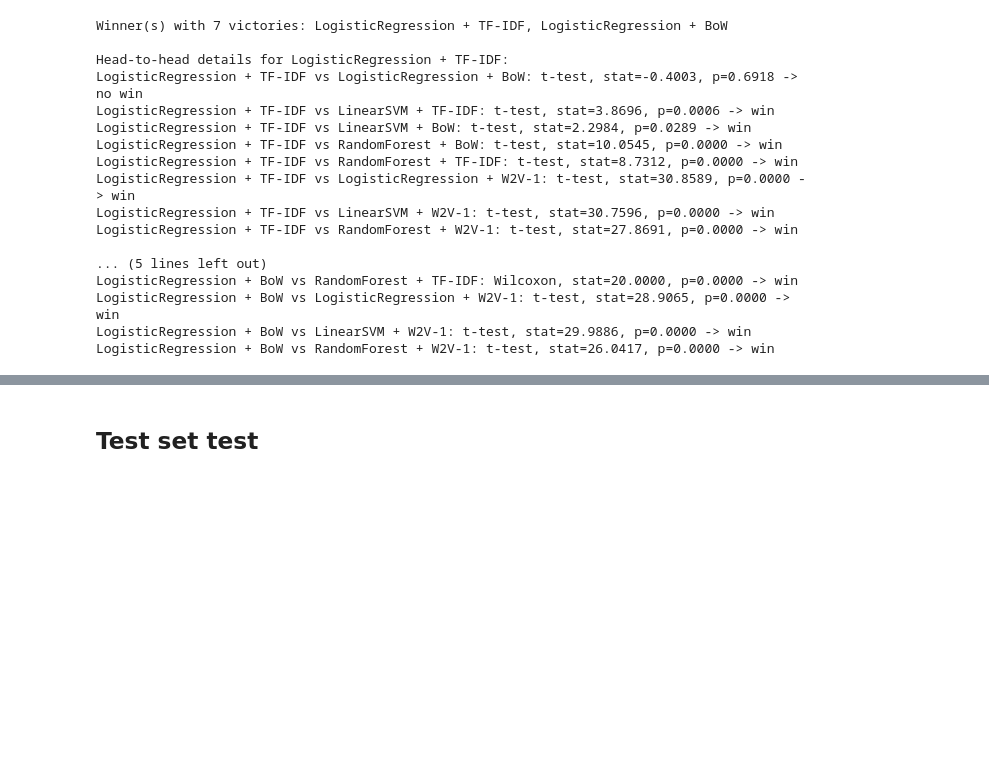
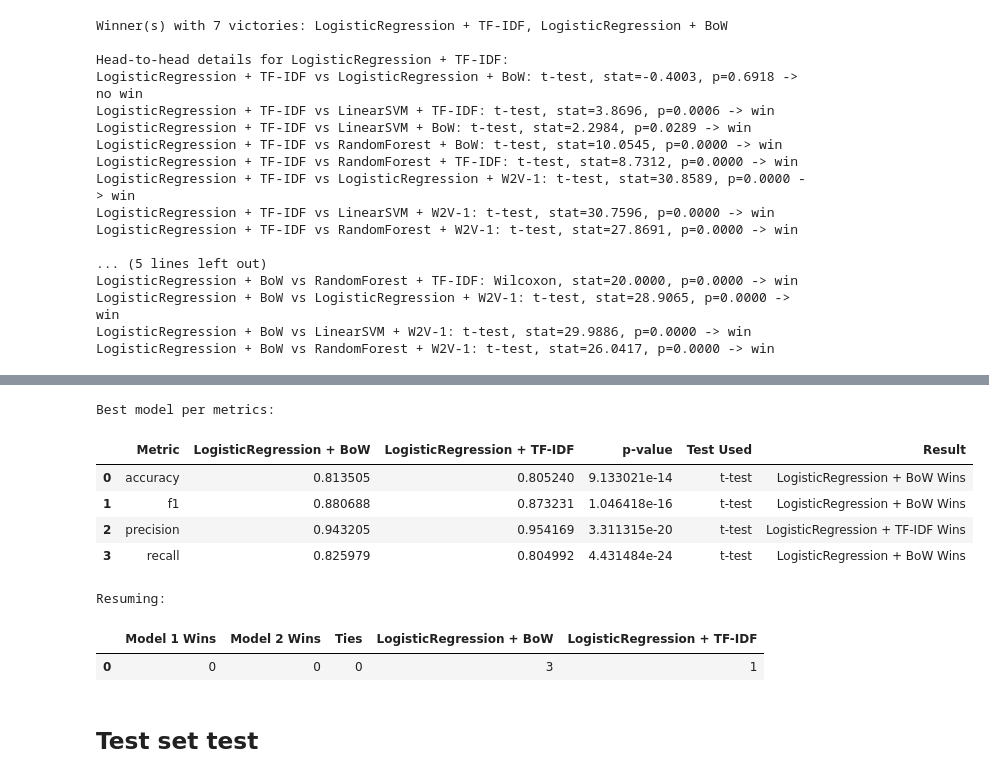
Before and after one commit to msegreto/CyberbullismDetection, a Jupyter notebook: notebook/3_BinaryClassification.ipynb, the cells around one changed output, grey strips where cells are left out. Drawn from its saved outputs; the diff is of its cells as text; code cells hidden in the pictures; blank space fills up the shorter version.

```diff
--- a/notebook/3_BinaryClassification.ipynb
+++ b/notebook/3_BinaryClassification.ipynb
@@ -351,3 +401,69 @@ LogisticRegression + BoW vs RandomForest + W2V-1: t-test, stat=26.0417, p=0.0000
+# %%
+import pandas as pd
+from scipy.stats import shapiro, ttest_rel, wilcoxon
+
+df = pd.read_csv("../model/binary/repeated_cv_scores_second_comparison.csv")
+
+model_names = list(set(col.split(" - ")[0] for col in df.columns))
+metrics = list(set(col.split(" - ")[1] for col in df.columns))
+
+model_names.sort()
+metrics.sort()
+
+results_summary = []
+comparison_summary = {"Model 1 Wins": 0, "Model 2 Wins": 0, "Ties": 0}
+
+for metric in metrics:
+    col1 = f"{model_names[0]} - {metric}"
+    col2 = f"{model_names[1]} - {metric}"
+
+    diff = df[col1] - df[col2]
+
+    stat, p_normality = shapiro(diff)
+    if p_normality > 0.05:
+        test_stat, p_value = ttest_rel(df[col1], df[col2])
+    else:
+        test_stat, p_value = wilcoxon(df[col1], df[col2])
+
+    if p_value > 0.05:
+        result = "Tie"
+        comparison_summary["Ties"] += 1
+    else:
+        if diff.mean() > 0:
+            result = f"{model_names[0]} Wins"
+            comparison_summary[f"{model_names[0]}"] = comparison_summary.get(f"{model_names[0]}", 0) + 1
+        else:
+            result = f"{model_names[1]} Wins"
+            comparison_summary[f"{model_names[1]}"] = comparison_summary.get(f"{model_names[1]}", 0) + 1
+
+    results_summary.append({
+        "Metric": metric,
+        f"{model_names[0]}": df[col1].mean(),
+        f"{model_names[1]}": df[col2].mean(),
+        "p-value": p_value,
+        "Test Used": "t-test" if p_normality > 0.05 else "Wilcoxon",
+        "Result": result
+    })
+
+results_df = pd.DataFrame(results_summary)
+
+comparison_df = pd.DataFrame([comparison_summary])
+
+print("Best model per metrics:")
+display(results_df)
+
+print("Resuming:")
+display(comparison_df)
+# %% [output]
+Best model per metrics:
+|  | Metric | LogisticRegression + BoW | LogisticRegression + TF-IDF | p-value | Test Used | Result |
+| 0 | accuracy | 0.813505 | 0.805240 | 9.133021e-14 | t-test | LogisticRegression + BoW Wins |
+| 1 | f1 | 0.880688 | 0.873231 | 1.046418e-16 | t-test | LogisticRegression + BoW Wins |
+| 2 | precision | 0.943205 | 0.954169 | 3.311315e-20 | t-test | LogisticRegression + TF-IDF Wins |
+| 3 | recall | 0.825979 | 0.804992 | 4.431484e-24 | t-test | LogisticRegression + BoW Wins |
+Resuming:
+|  | Model 1 Wins | Model 2 Wins | Ties | LogisticRegression + BoW | LogisticRegression + TF-IDF |
+| 0 | 0 | 0 | 0 | 3 | 1 |
 # %% [markdown]
 ## Test set test
 # %%
```
Also changed, not shown: parts of 3 cells of this notebook, 14 other files.
